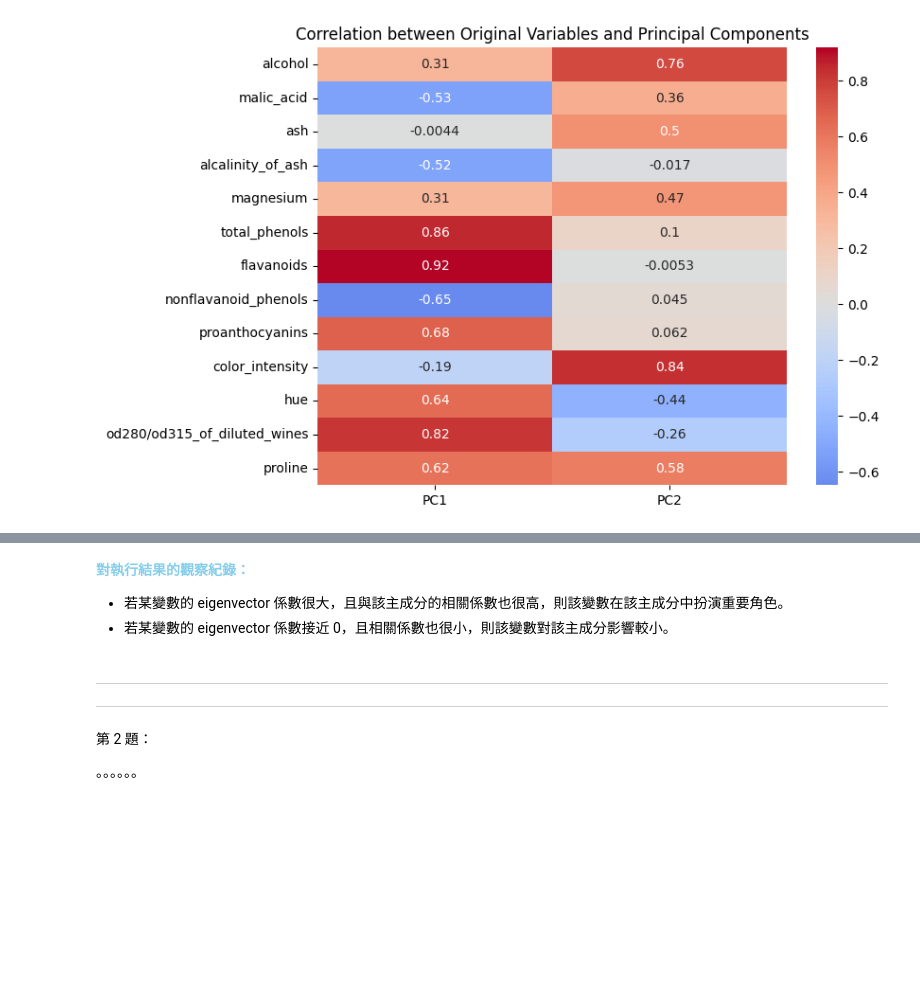
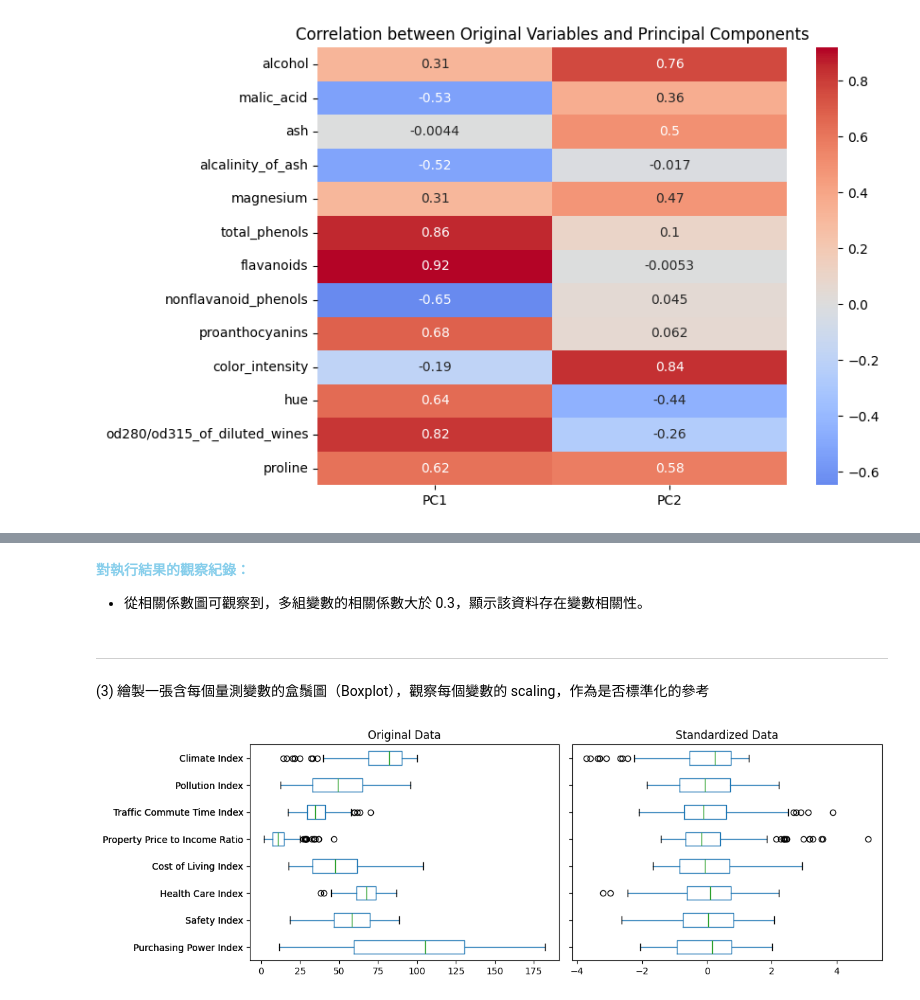
Before and after one commit to Hank8ntpu/InClassCoding, a Jupyter notebook: homework_demo.ipynb, the cells around one changed output, grey strips where cells are left out. Drawn from its saved outputs; the diff is of its cells as text; code cells hidden in the pictures; blank space fills up the shorter version.

```diff
--- a/homework_demo.ipynb
+++ b/homework_demo.ipynb
@@ -340,10 +412,32 @@ plt.show()
 # %% [markdown]
 **<font color=skyblue>對執行結果的觀察紀錄：</font>**
-- 若某變數的 eigenvector 係數很大，且與該主成分的相關係數也很高，則該變數在該主成分中扮演重要角色。
-- 若某變數的 eigenvector 係數接近 0，且相關係數也很小，則該變數對該主成分影響較小。
+- 從相關係數圖可觀察到，多組變數的相關係數大於 0.3，顯示該資料存在變數相關性。
-# %% [markdown]
-<hr><hr>
-
-第 2 題：
-
-。。。。。。
+# %% [markdown]
+<hr>
+
+(3) 繪製一張含每個量測變數的盒鬚圖（Boxplot），觀察每個變數的 scaling，作為是否標準化的參考
+# %%
+from sklearn.preprocessing import StandardScaler
+
+# 標準化數據
+scaler = StandardScaler()
+D_standardized = pd.DataFrame(scaler.fit_transform(D), columns=D.columns)
+
+# 創建共享 Y 軸的子圖
+fig, (ax1, ax2) = plt.subplots(1, 2, figsize=(12, 4), sharey=True)
+
+# 繪製原始數據的盒鬚圖
+D.boxplot(vert=False, ax=ax1)
+ax1.set_title("Original Data")
+ax1.grid(False)
+
+# 繪製標準化後的盒鬚圖
+D_standardized.boxplot(vert=False, ax=ax2)
+ax2.set_title("Standardized Data")
+ax2.grid(False)
+
+# 顯示圖形
+plt.tight_layout()
+plt.show()
+# %% [output]
+[figure, added]
```
Also changed, not shown: parts of 14 cells of this notebook, 1 other file.
